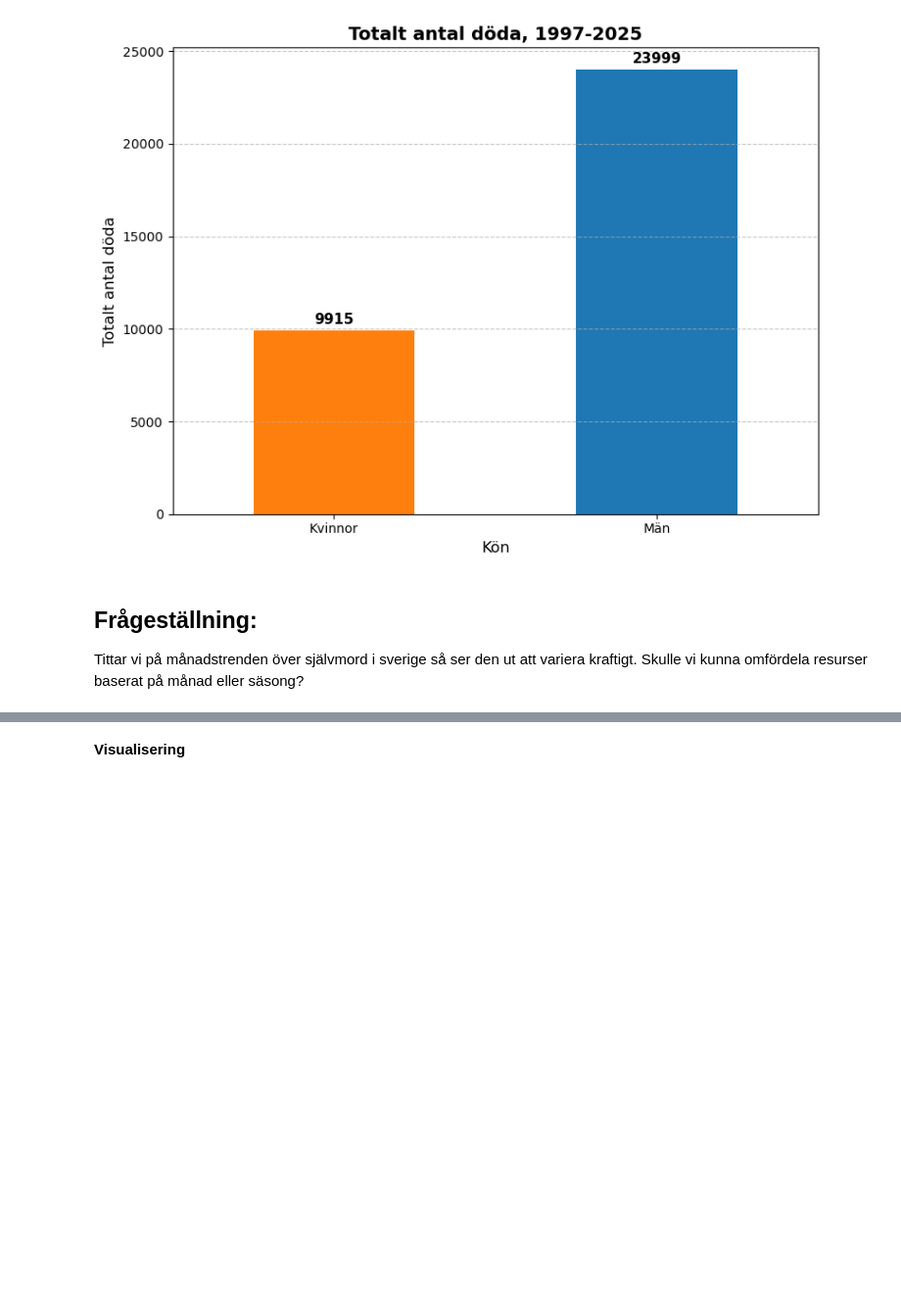
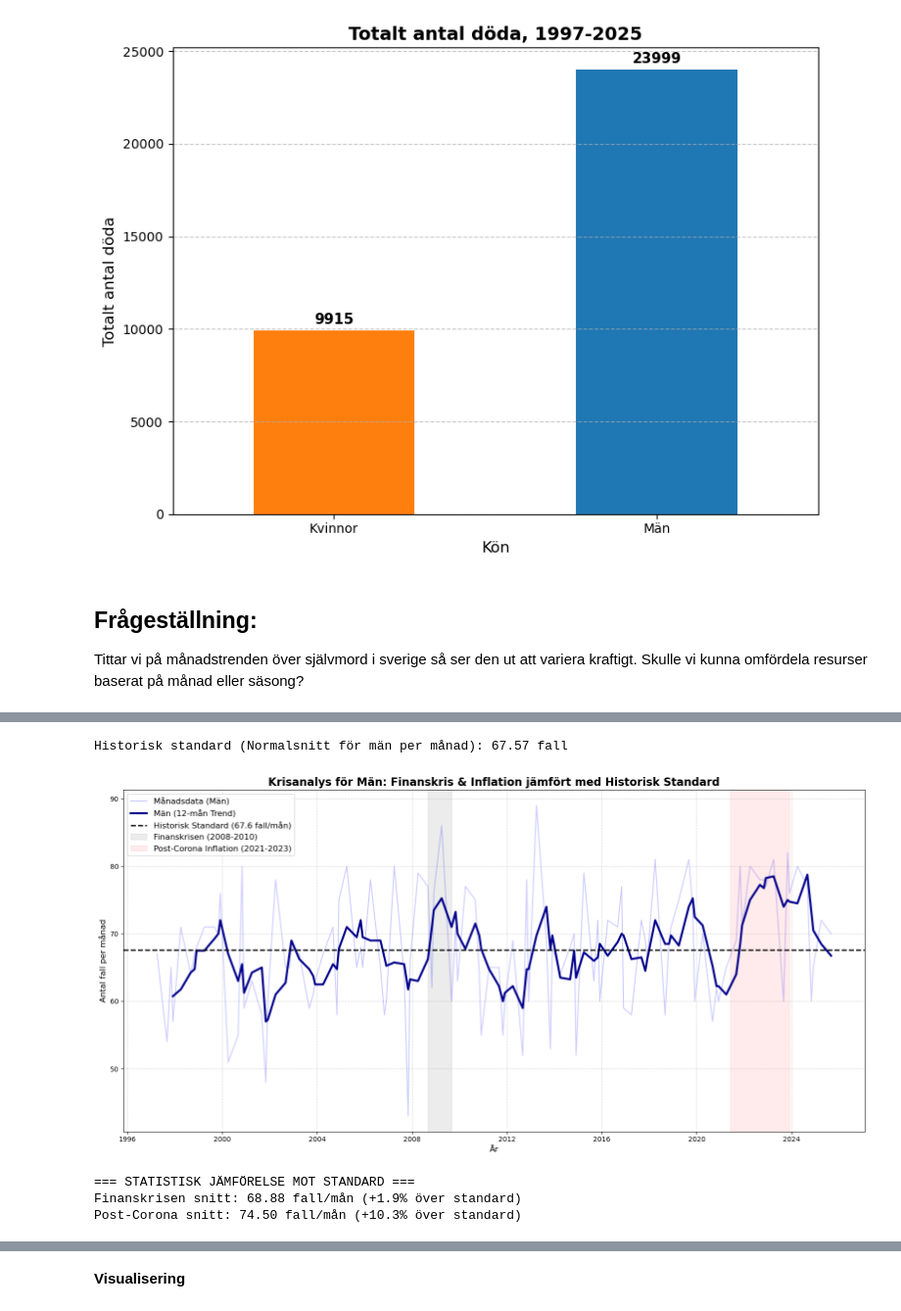
Before and after one commit to RickardAnd/projekt-grupp6, a Jupyter notebook: projekt_grupp6.ipynb, the cells around one changed output, grey strips where cells are left out. Shown at 98% size. Saved outputs shown, nothing was run; the diff lists cells and outputs as text; code cells hidden in the pictures; blank space fills up the shorter version.

```diff
--- a/projekt_grupp6.ipynb
+++ b/projekt_grupp6.ipynb
@@ -451,0 +322,58 @@ Resultat för Kvinnor:
+# %%
+import matplotlib.pyplot as plt
+import pandas as pd
+
+# --- 1. BERÄKNA HISTORISK STANDARD (GENOMSNITTET) ---
+# Vi räknar ut normalsnittet för män över HELA tidsperioden
+man_data = data_rows[data_rows['Kön'] == 'Män'].copy()
+historisk_standard_snitt = man_data['Antal'].mean()
+
+print(f"Historisk standard (Normalsnitt för män per månad): {historisk_standard_snitt:.2f} fall")
+
+# --- 2. ISOLERA OCH BERÄKNA SNITTET UNDER KRISERNA ---
+# Finanskrisen
+finanskris_data = man_data[(man_data['Datum'] >= '2009-01-01') & (man_data['Datum'] <= '2011-01-01')]
+finanskris_snitt = finanskris_data['Antal'].mean()
+
+# Post-Corona-krisen
+corona_kris_data = man_data[(man_data['Datum'] >= '2022-01-01') & (man_data['Datum'] <= '2024-12-01')]
+corona_kris_snitt = corona_kris_data['Antal'].mean()
+
+# --- 3. BYGG GRAFEN MED SKUGGNING OCH STANDARDLINJE ---
+plt.figure(figsize=(16, 8))
+
+# Plotta månadsdata och din 12-månaders trend (Män)
+plt.plot(df_men['Datum'], df_men['Antal'], color='blue', alpha=0.2, label='Månadsdata (Män)')
+plt.plot(df_men['Datum'], df_men['Trend_12m'], color='darkblue', linewidth=3, label='Män (12-mån Trend)')
+
+# Lägg till en horisontell linje som visar STANDARDEN (det historiska snittet)
+plt.axhline(y=historisk_standard_snitt, color='black', linestyle='--', linewidth=2,
+            label=f'Historisk Standard ({historisk_standard_snitt:.1f} fall/mån)')
+
+# Skugga Finanskrisen
+plt.axvspan(pd.to_datetime('2008-09-01'), pd.to_datetime('2009-09-01'),
+            color='gray', alpha=0.15, label='Finanskrisen (2008-2010)')
+
+# Skugga Post-Corona-krisen
+plt.axvspan(pd.to_datetime('2021-06-01'), pd.to_datetime('2023-12-01'),
+            color='red', alpha=0.08, label='Post-Corona Inflation (2021-2023)')
+
+# Formatering
+plt.title('Krisanalys för Män: Finanskris & Inflation jämfört med Historisk Standard', fontsize=16, fontweight='bold')
+plt.xlabel('År', fontsize=12)
+plt.ylabel('Antal fall per månad', fontsize=12)
+plt.grid(True, linestyle='--', alpha=0.5)
+plt.legend(fontsize=12, loc='upper left')
+plt.tight_layout()
+plt.show()
+
+# --- 4. SKRIV UT JÄMFÖRELSEN I PROCENT ---
+print("\n=== STATISTISK JÄMFÖRELSE MOT STANDARD ===")
+print(f"Finanskrisen snitt: {finanskris_snitt:.2f} fall/mån (+{((finanskris_snitt - historisk_standard_snitt)/historisk_standard_snitt)*100:.1f}% över standard)")
+print(f"Post-Corona snitt: {corona_kris_snitt:.2f} fall/mån (+{((corona_kris_snitt - historisk_standard_snitt)/historisk_standard_snitt)*100:.1f}% över standard)")
+# %% [output]
+Historisk standard (Normalsnitt för män per månad): 67.57 fall
+[figure, added]
+=== STATISTISK JÄMFÖRELSE MOT STANDARD ===
+Finanskrisen snitt: 68.88 fall/mån (+1.9% över standard)
+Post-Corona snitt: 74.50 fall/mån (+10.3% över standard)
```
Also changed, not shown: parts of 6 cells of this notebook.
